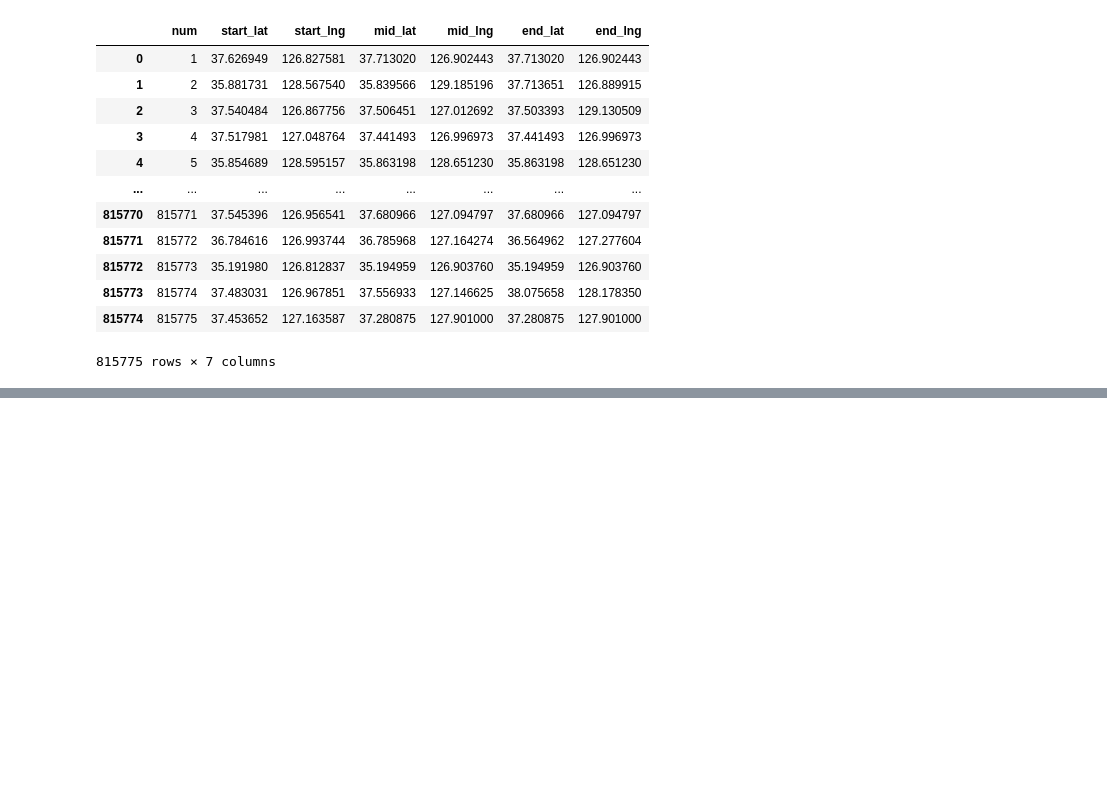
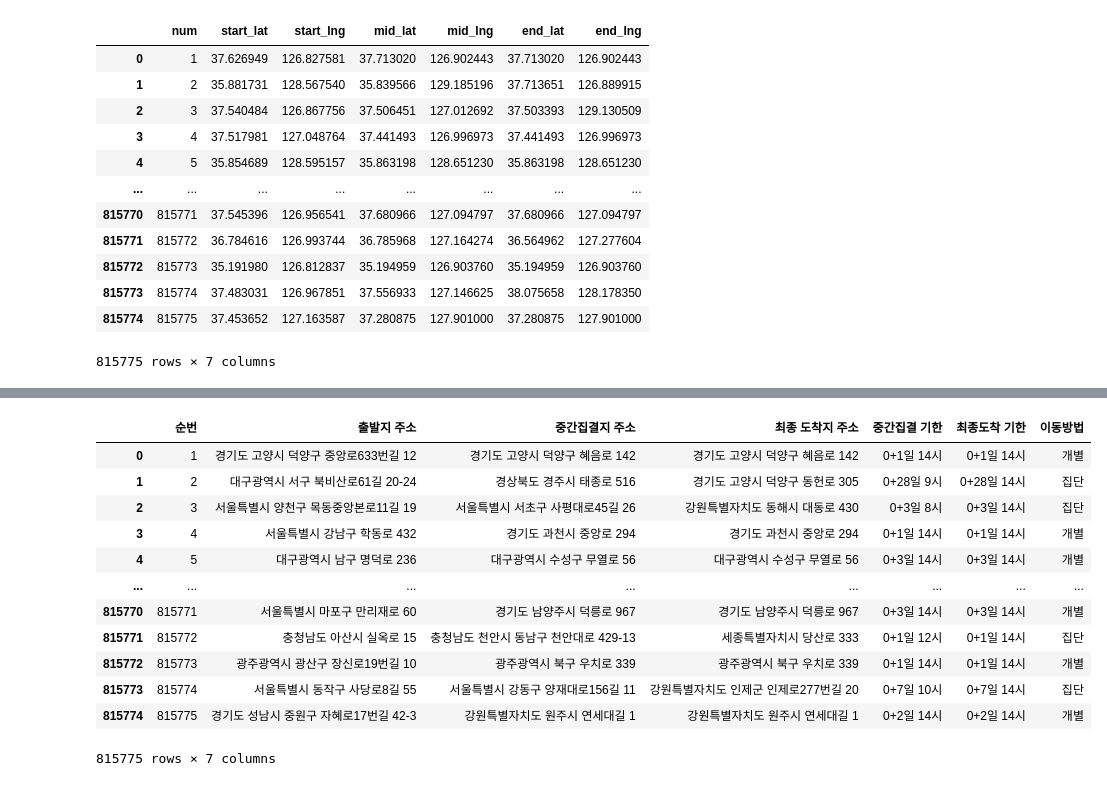
Before and after one commit to DSjayjang/Project, a Jupyter notebook: Crawling/eda/3_merge.ipynb, the cells around one changed output, grey strips where cells are left out. Cells and saved outputs as stored; diff of their text form; code cells hidden in the pictures; blank space fills up the shorter version.

```diff
--- a/Crawling/eda/3_merge.ipynb
+++ b/Crawling/eda/3_merge.ipynb
@@ -87,0 +105,17 @@ df_merge.to_csv(f'{save_dir}df_geo_new.csv', index = False)
+# %%
+df = pd.read_csv(r'C:\Users\user\Desktop\연구\5. 국방부 용역과제\250730.csv')
+df
+# %% [output]
+|  | 순번 | 출발지 주소 | 중간집결지 주소 | 최종 도착지 주소 | 중간집결 기한 | 최종도착 기한 | 이동방법 |
+| 0 | 1 | 경기도 고양시 덕양구 중앙로633번길 12 | 경기도 고양시 덕양구 혜음로 142 | 경기도 고양시 덕양구 혜음로 142 | 0+1일 14시 | 0+1일 14시 | 개별 |
+| 1 | 2 | 대구광역시 서구 북비산로61길 20-24 | 경상북도 경주시 태종로 516 | 경기도 고양시 덕양구 동헌로 305 | 0+28일 9시 | 0+28일 14시 | 집단 |
+| 2 | 3 | 서울특별시 양천구 목동중앙본로11길 19 | 서울특별시 서초구 사평대로45길 26 | 강원특별자치도 동해시 대동로 430 | 0+3일 8시 | 0+3일 14시 | 집단 |
+| 3 | 4 | 서울특별시 강남구 학동로 432 | 경기도 과천시 중앙로 294 | 경기도 과천시 중앙로 294 | 0+1일 14시 | 0+1일 14시 | 개별 |
+| 4 | 5 | 대구광역시 남구 명덕로 236 | 대구광역시 수성구 무열로 56 | 대구광역시 수성구 무열로 56 | 0+3일 14시 | 0+3일 14시 | 개별 |
+| ... | ... | ... | ... | ... | ... | ... | ... |
+| 815770 | 815771 | 서울특별시 마포구 만리재로 60 | 경기도 남양주시 덕릉로 967 | 경기도 남양주시 덕릉로 967 | 0+3일 14시 | 0+3일 14시 | 개별 |
+| 815771 | 815772 | 충청남도 아산시 실옥로 15 | 충청남도 천안시 동남구 천안대로 429-13 | 세종특별자치시 당산로 333 | 0+1일 12시 | 0+1일 14시 | 집단 |
+| 815772 | 815773 | 광주광역시 광산구 장신로19번길 10 | 광주광역시 북구 우치로 339 | 광주광역시 북구 우치로 339 | 0+1일 14시 | 0+1일 14시 | 개별 |
+| 815773 | 815774 | 서울특별시 동작구 사당로8길 55 | 서울특별시 강동구 양재대로156길 11 | 강원특별자치도 인제군 인제로277번길 20 | 0+7일 10시 | 0+7일 14시 | 집단 |
+| 815774 | 815775 | 경기도 성남시 중원구 자혜로17번길 42-3 | 강원특별자치도 원주시 연세대길 1 | 강원특별자치도 원주시 연세대길 1 | 0+2일 14시 | 0+2일 14시 | 개별 |
+815775 rows × 7 columns
```
Also changed, not shown: parts of 6 cells of this notebook, 7 other files.
